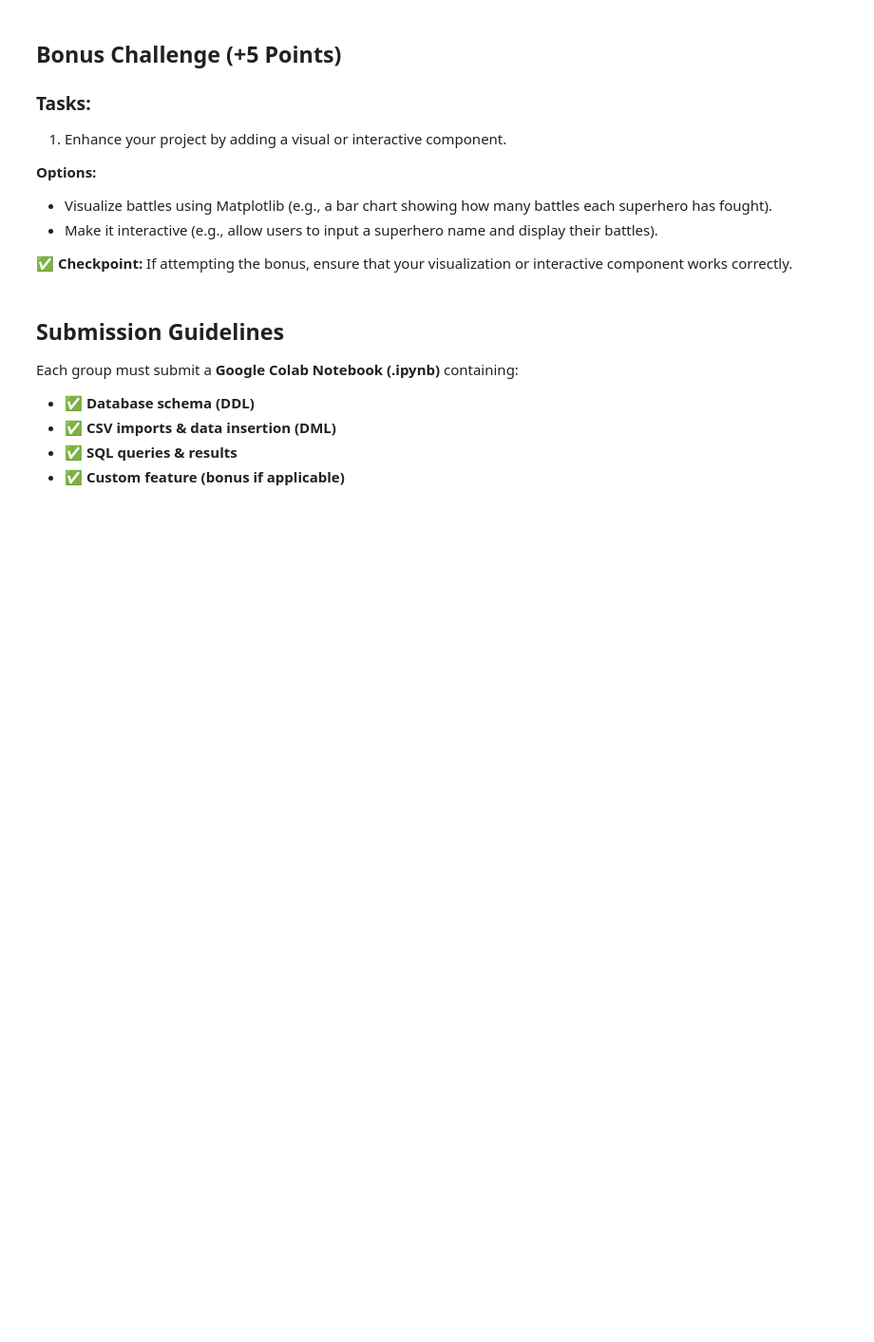
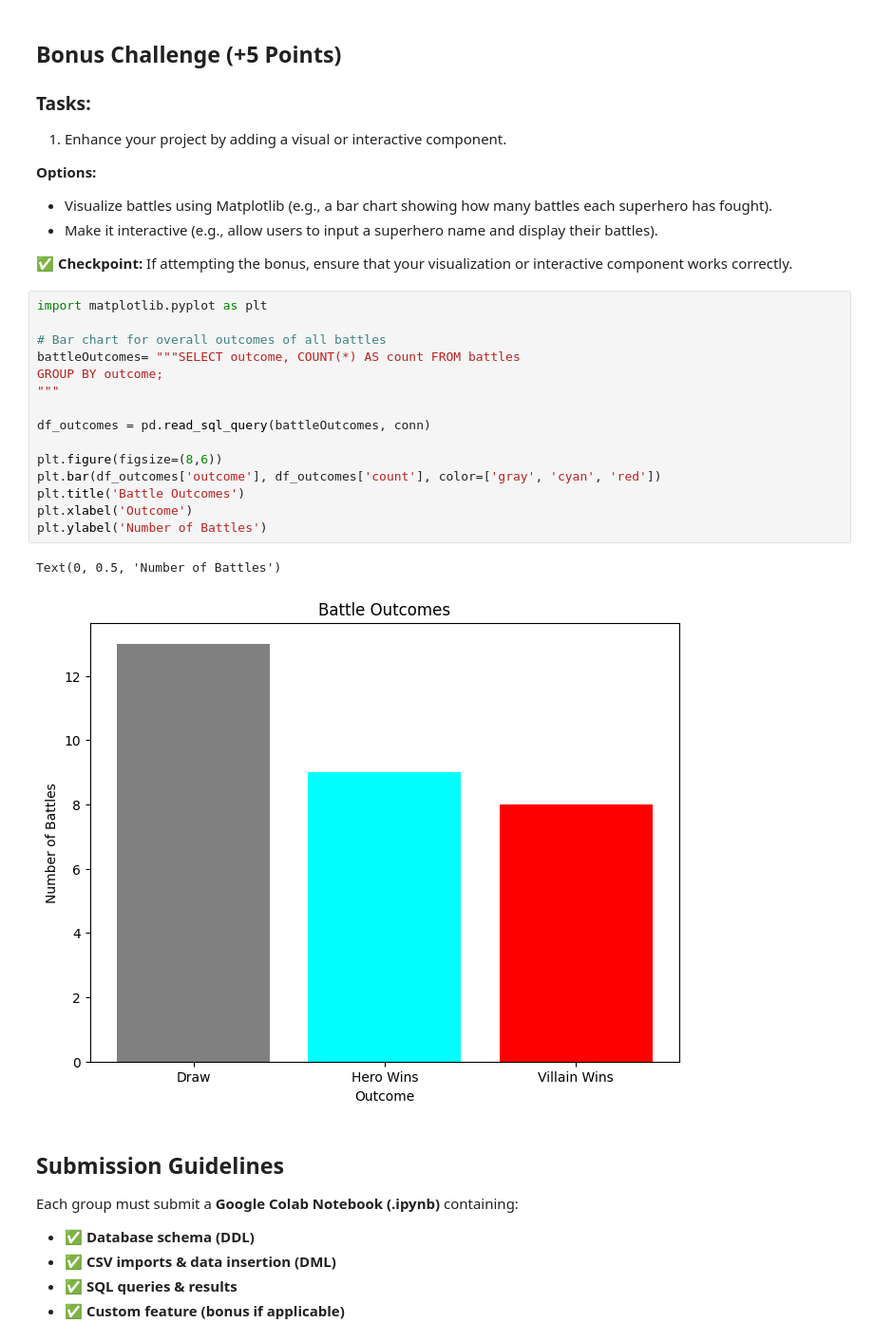
Before and after one commit to heyimknny/DS2002, a Jupyter notebook: python/superhero_assignment.ipynb, the cells around one changed output. Shown at 95% size. Drawn from its saved outputs; the diff is of its cells as text; blank space fills up the shorter version.

```diff
--- a/python/superhero_assignment.ipynb
+++ b/python/superhero_assignment.ipynb
@@ -223,6 +311,24 @@ for row in rows:
 - Make it interactive (e.g., allow users to input a superhero name and display their battles).
 
 ✅ **Checkpoint:** If attempting the bonus, ensure that your visualization or interactive component works correctly.
+# %%
+import matplotlib.pyplot as plt
+
+# Bar chart for overall outcomes of all battles
+battleOutcomes= """SELECT outcome, COUNT(*) AS count FROM battles
+GROUP BY outcome;
+"""
+
+df_outcomes = pd.read_sql_query(battleOutcomes, conn)
+
+plt.figure(figsize=(8,6))
+plt.bar(df_outcomes['outcome'], df_outcomes['count'], color=['gray', 'cyan', 'red'])
+plt.title('Battle Outcomes')
+plt.xlabel('Outcome')
+plt.ylabel('Number of Battles')
+# %% [output]
+Text(0, 0.5, 'Number of Battles')
+[figure, added]
 # %% [markdown]
 ## Submission Guidelines
 
```
Also changed, not shown: parts of 5 cells of this notebook.
